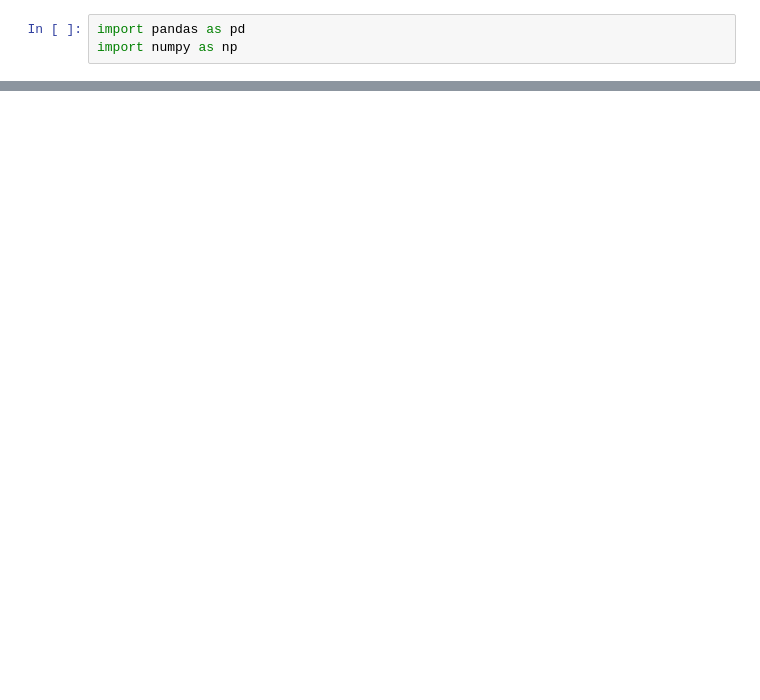
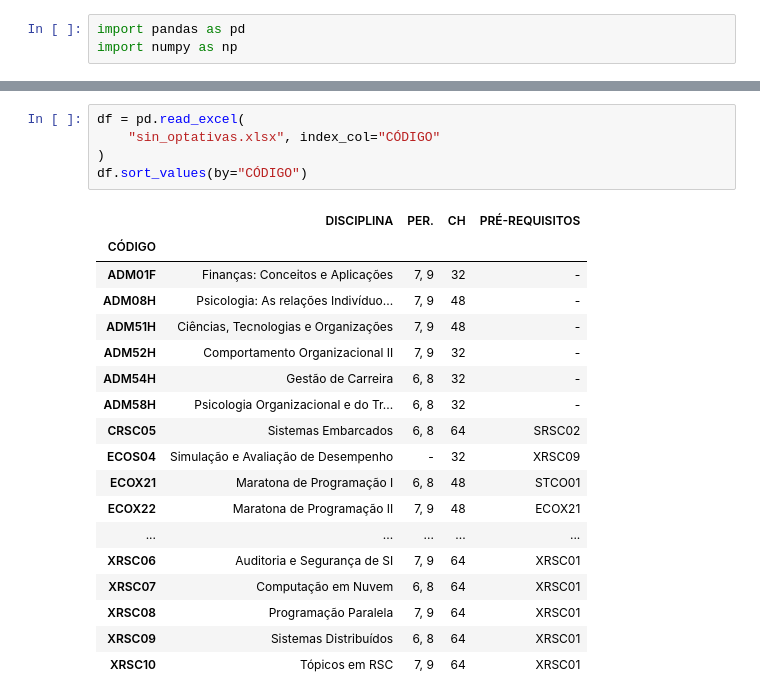
Before and after one commit to LordSouza/Trabalho_de_Grafos, a Jupyter notebook: datasets/a.ipynb, the cells around one changed output, grey strips where cells are left out. Saved outputs shown, nothing was run; the diff lists cells and outputs as text; blank space fills up the shorter version.

```diff
--- a/datasets/a.ipynb
+++ b/datasets/a.ipynb
@@ -27,0 +76,24 @@ df.sort_values(by="PER.")
+# %%
+df = pd.read_excel(
+    "sin_optativas.xlsx", index_col="CÓDIGO"
+)
+df.sort_values(by="CÓDIGO")
+# %% [output]
+|  | DISCIPLINA | PER. | CH | PRÉ-REQUISITOS |
+| CÓDIGO |  |  |  |  |
+| ADM01F | Finanças: Conceitos e Aplicações | 7, 9 | 32 | - |
+| ADM08H | Psicologia: As relações Indivíduo... | 7, 9 | 48 | - |
+| ADM51H | Ciências, Tecnologias e Organizações | 7, 9 | 48 | - |
+| ADM52H | Comportamento Organizacional II | 7, 9 | 32 | - |
+| ADM54H | Gestão de Carreira | 6, 8 | 32 | - |
+| ADM58H | Psicologia Organizacional e do Tr... | 6, 8 | 32 | - |
+| CRSC05 | Sistemas Embarcados | 6, 8 | 64 | SRSC02 |
+| ECOS04 | Simulação e Avaliação de Desempenho | - | 32 | XRSC09 |
+| ECOX21 | Maratona de Programação I | 6, 8 | 48 | STCO01 |
+| ECOX22 | Maratona de Programação II | 7, 9 | 48 | ECOX21 |
+| ... | ... | ... | ... | ... |
+| XRSC06 | Auditoria e Segurança de SI | 7, 9 | 64 | XRSC01 |
+| XRSC07 | Computação em Nuvem | 6, 8 | 64 | XRSC01 |
+| XRSC08 | Programação Paralela | 7, 9 | 64 | XRSC01 |
+| XRSC09 | Sistemas Distribuídos | 6, 8 | 64 | XRSC01 |
+| XRSC10 | Tópicos em RSC | 7, 9 | 64 | XRSC01 |
```
Also changed, not shown: parts of 3 cells of this notebook, 10 other files.
